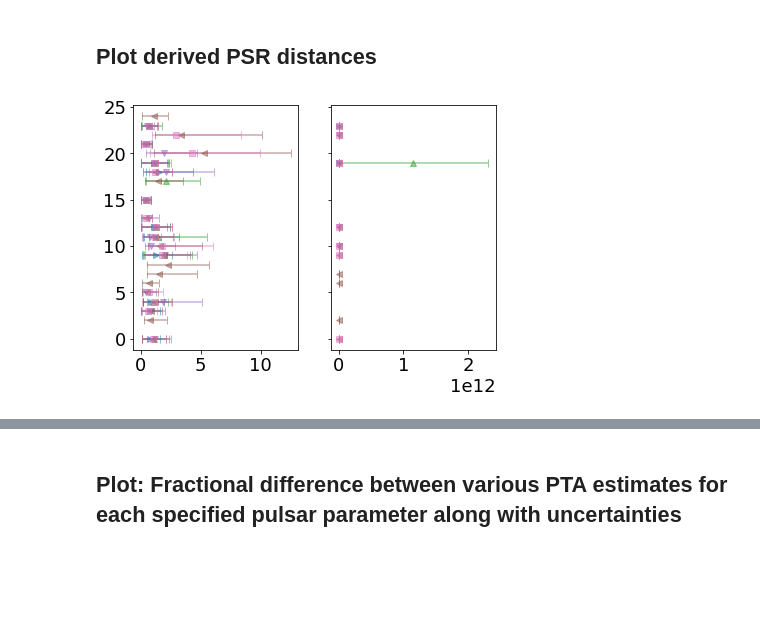
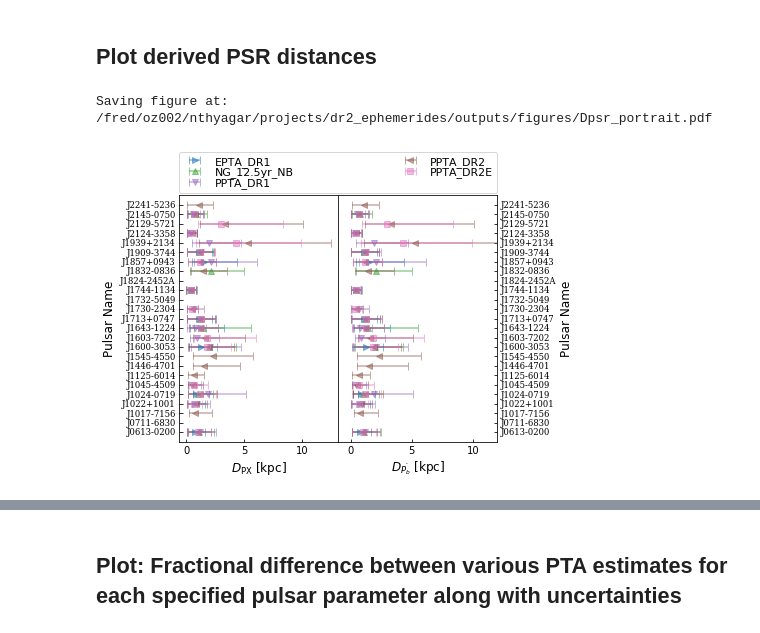
Before and after one commit to danielreardon/ppta_dr2_ephemerides, a Jupyter notebook: parameterComparisonScripts/compare_PSR_parms.ipynb, the cells around one changed output, grey strips where cells are left out. Cells and saved outputs as stored; diff of their text form; code cells hidden in the pictures; blank space fills up the shorter version.

Commit message:
Update PSR comparison with Dpsr, mass plots

```diff
--- a/parameterComparisonScripts/compare_PSR_parms.ipynb
+++ b/parameterComparisonScripts/compare_PSR_parms.ipynb
@@ -462,21 +464,37 @@ Saving figure at: /fred/oz002/nthyagar/projects/dr2_ephemerides/outputs/figures/
 # %%
 ptas_to_plot = compare_parms['plot_PTAs']
 ind_ptas_to_plot = [ptas.tolist().index(pta_to_plot) for pta_to_plot in ptas_to_plot]
 
 ptasymbols = ['>', 'd', '^', '*', 'v', '<', 's']
 ptacolors = ['C0', 'C1', 'C2', 'C3', 'C4', 'C5', 'C6']
 
 fig, axs = PLT.subplots(nrows=1, ncols=2, squeeze=True, sharey=True, figsize=(6.5,4.5))
 
 for ptai in ind_ptas_to_plot:
     axs[0].errorbar(pta_psr_derived_parm_vals['Dpsr_PX'][ref_pta_psrs_ind,ptai,0], NP.arange(len(ref_pta_psrs_ind)), xerr=pta_psr_derived_parm_vals['Dpsr_PX'][ref_pta_psrs_ind,ptai,1:].T, ls='none', marker=ptasymbols[ptai], color=ptacolors[ptai], ecolor=ptacolors[ptai], capsize=4, alpha=0.5, label='{0}'.format(ptas[ptai]))
-    axs[1].errorbar(pta_psr_derived_parm_vals['Dpsr_Pbdot'][ref_pta_psrs_ind,ptai,0], NP.arange(len(ref_pta_psrs_ind)), xerr=pta_psr_derived_parm_vals['Dpsr_Pbdot'][ref_pta_psrs_ind,ptai,1:].T, ls='none', marker=ptasymbols[ptai], color=ptacolors[ptai], ecolor=ptacolors[ptai], capsize=4, alpha=0.5, label='{0}'.format(ptas[ptai]))
+    axs[1].errorbar(pta_psr_derived_parm_vals['Dpsr_PX'][ref_pta_psrs_ind,ptai,0], NP.arange(len(ref_pta_psrs_ind)), xerr=pta_psr_derived_parm_vals['Dpsr_PX'][ref_pta_psrs_ind,ptai,1:].T, ls='none', marker=ptasymbols[ptai], color=ptacolors[ptai], ecolor=ptacolors[ptai], capsize=4, alpha=0.5, label='{0}'.format(ptas[ptai]))
 
-# elif isinstance(pta_psr_derived_parm_vals[parm], dict):
-#     for parmkey in pta_psr_derived_parm_vals[parm]:
+axs[1].legend(bbox_to_anchor=(-1., 1.01, 2., .05), loc='lower left', ncol=2, mode='expand', borderaxespad=0., shadow=False, fontsize=11, labelspacing=0, columnspacing=0)
+axs[0].set_ylim(-1,len(ref_pta_psrs_ind))
+axs[1].set_ylim(-1,len(ref_pta_psrs_ind))
+axs[1].set_xlim(-1,12)
+axs[0].set_yticks(NP.arange(len(ref_pta_psrs_ind)))
+axs[0].set_yticklabels(ref_pta_psrs, fontdict={'fontsize': 8.5, 'ha': 'right', 'va': 'center', 'family': 'serif'})
+axs[0].tick_params(direction='in', labelleft=True)
+axs[0].set_ylabel('Pulsar Name', fontsize=12)
+axs[0].set_xlabel(r'$D_{\mathrm{PX}}$ [kpc]', fontsize=12)
+axs[1].set_xlabel(r'$D_{\.{P_b}}$ [kpc]', fontsize=12)
+axs[1].set_yticks(NP.arange(len(ref_pta_psrs_ind)))
+axs[1].set_yticklabels(ref_pta_psrs, fontdict={'fontsize': 8.5, 'ha': 'left', 'va': 'center', 'family': 'serif'})
+axs[1].yaxis.tick_right()
+axs[1].tick_params(direction='in', labelright=True)
+axs[1].yaxis.set_label_position('right')
+axs[1].set_ylabel('Pulsar Name', fontsize=12)
+fig.subplots_adjust(hspace=0, wspace=0)
+fig.subplots_adjust(left=0.16, right=0.84, bottom=0.1, top=0.86)
 
-# for ptai in ind_ptas_to_plot:
-#     if ptas[ptai] != ref_pta:
-#         axs[0].errorbar(parm_vals[ref_pta_psrs_ind,ptai], NP.arange(len(ref_pta_psrs_ind)), xerr=parm_err_vals[ref_pta_psrs_ind,ptai], ls='none', marker=ptasymbols[ptai], color=ptacolors[ptai], ecolor=ptacolors[ptai], capsize=4, alpha=0.5, label='{0}'.format(ptas[ptai]))
+PLT.savefig(figdir + 'Dpsr_portrait.pdf', bbox_inches=0)
+print('Saving figure at: ' + figdir + 'Dpsr_portrait.pdf')
 # %% [output]
+Saving figure at: /fred/oz002/nthyagar/projects/dr2_ephemerides/outputs/figures/Dpsr_portrait.pdf
-[figure, old version]
+[figure, new version]
```
Also changed, not shown: parts of 3 cells of this notebook, 1 other file.
